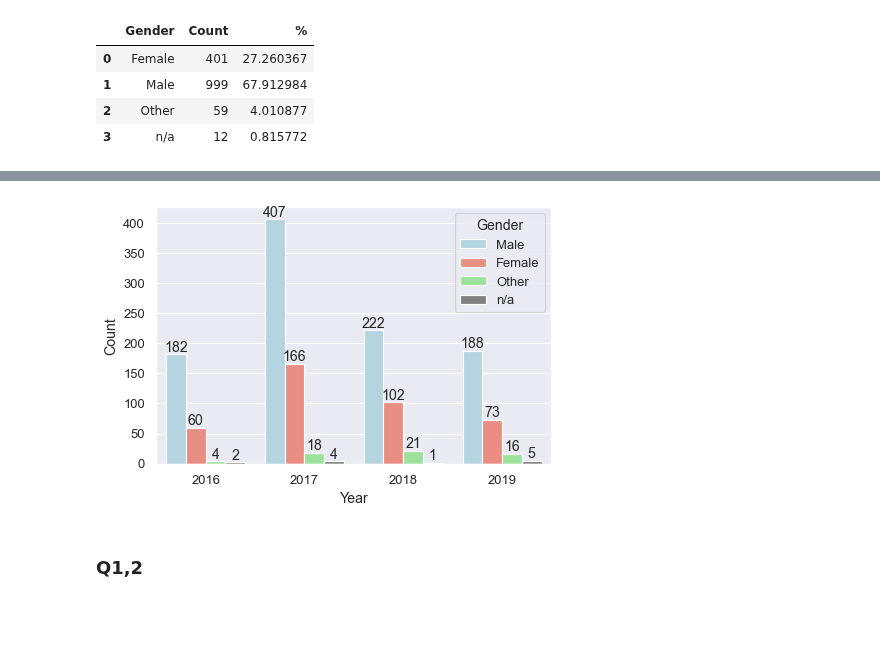
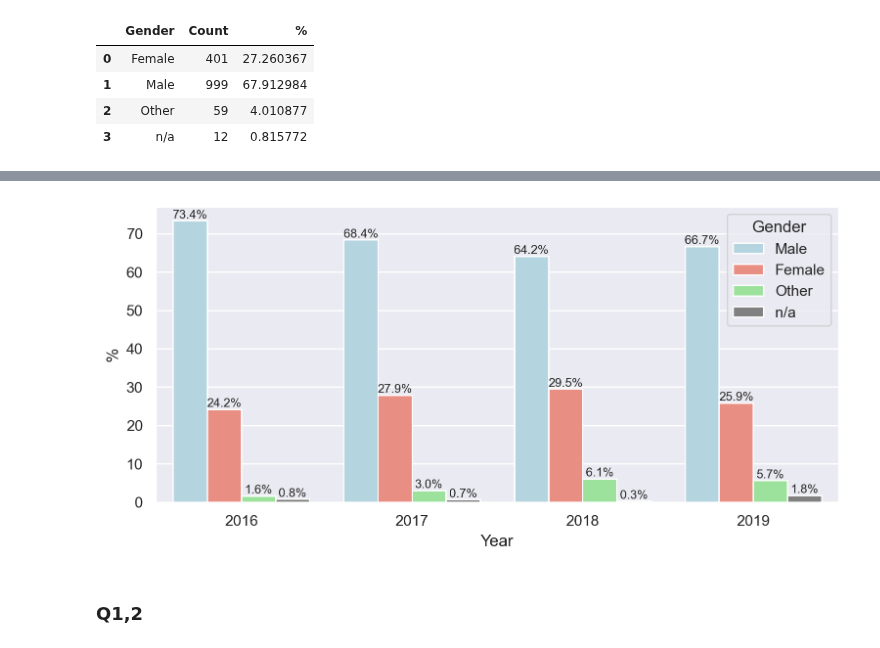
Before and after one commit to Selorikas/mental-health, a Jupyter notebook: mental-health.ipynb, the cells around one changed output, grey strips where cells are left out. Cells and saved outputs as stored; diff of their text form; code cells hidden in the pictures; blank space fills up the shorter version.

Commit message:
Change recommended dpi, questions and barplots

```diff
--- a/mental-health.ipynb
+++ b/mental-health.ipynb
@@ -172,7 +172,7 @@ q2_by_gender
 | 2 | Other | 59 | 4.010877 |
 | 3 | n/a | 12 | 0.815772 |
 # %%
-gender_barplot = sns.barplot(x = 'Gender', y = '%', data = q2_by_gender, order=['Male', 'Female', 'Other', 'n/a'])
+gender_barplot = sns.barplot(x = 'Gender', y = '%', data = q2_by_gender, order=['Male', 'Female', 'Other', 'n/a'], palette=['lightblue', 'salmon', 'lightgreen', 'grey'])
 for container in gender_barplot.containers:
     gender_barplot.bar_label(container,fmt='%.1f%%')
 # %% [output]
@@ -183,14 +183,15 @@ q2_by_gender_and_year = q2.groupby(['Gender', 'Year']).size().reset_index(name='
 q2_by_gender_and_year['%'] = append_count_in_percent_by_group(q2_by_gender_and_year, 'Year')
 # %%
 # Gender distribution by year, visualized
-gender_barplot_by_year = sns.barplot(x = 'Year', y = 'Count', hue = 'Gender', data = q2_by_gender_and_year, \
+plt.subplots(figsize=(9, 4))
+gender_barplot_by_year = sns.barplot(x = 'Year', y = '%', hue = 'Gender', data = q2_by_gender_and_year, \
     hue_order=['Male', 'Female', 'Other', 'n/a'], palette=['lightblue', 'salmon', 'lightgreen', 'grey'])
 
 # add labels to bars
 for container in gender_barplot_by_year.containers:
-    gender_barplot_by_year.bar_label(container)
+    gender_barplot_by_year.bar_label(container, fmt='%.1f%%', fontsize=9)
 # %% [output]
-[figure, old version]
+[figure, new version]
 # %% [markdown]
 ### Q1,2
 # %%
```
Also changed, not shown: parts of 5 cells of this notebook.
